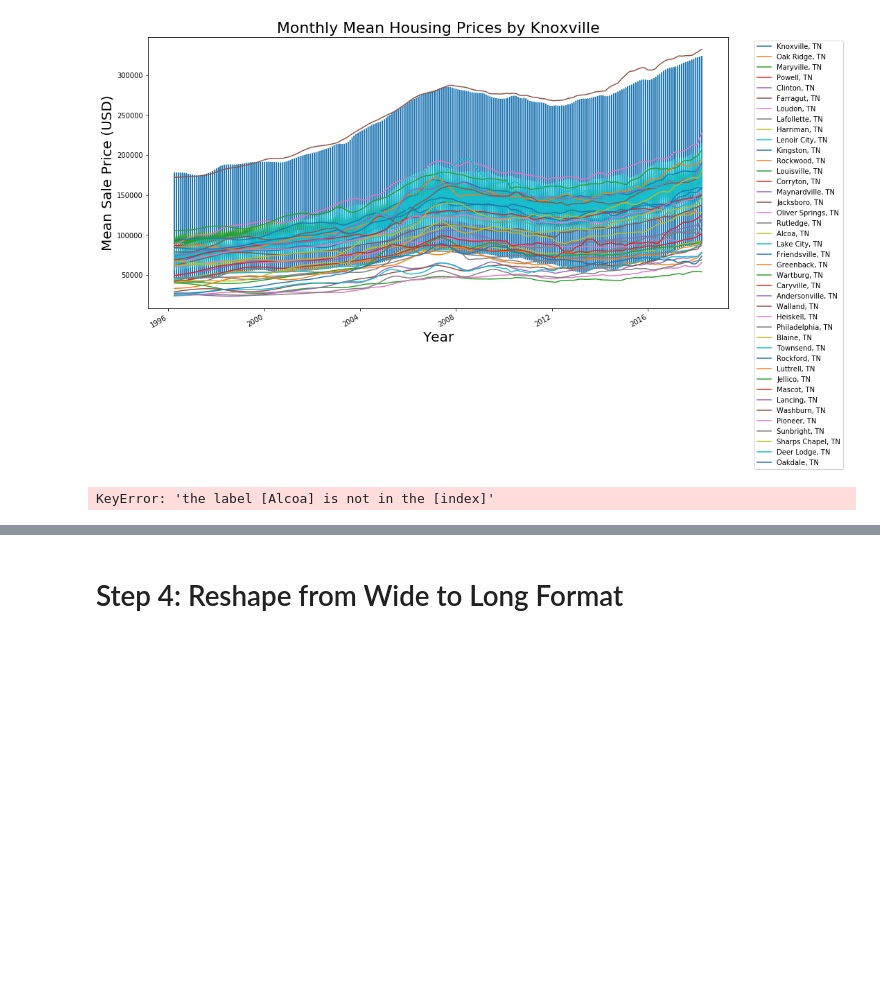
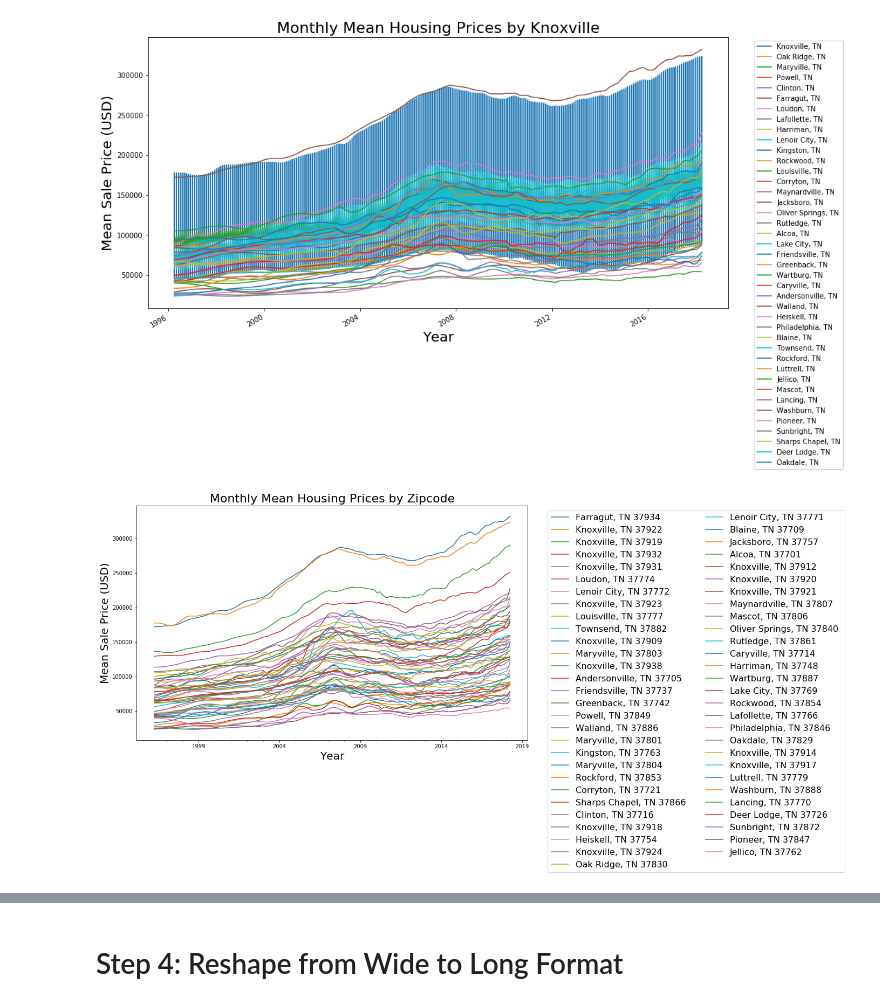
Before and after one commit to menach123/Time-Series-Modeling-with-Sales-Price-Data-from-Zillow, a Jupyter notebook: mod_4_starter_notebook.ipynb, the cells around one changed output, grey strips where cells are left out. Cells and saved outputs as stored; diff of their text form; code cells hidden in the pictures; blank space fills up the shorter version.

```diff
--- a/mod_4_starter_notebook.ipynb
+++ b/mod_4_starter_notebook.ipynb
@@ -264,16 +425,14 @@ plt.title(f"Monthly Mean Housing Prices by {temp_df.Metro[0]}", fontsize=22);
 # %% [output]
 [figure]
 # %%
-count= 0
-for city in data.sort_values('City').City.unique():
+zips = data.groupby('RegionName')['Value'].median().sort_values(ascending=False).index
 
-    for zip in data.loc[city].RegionName.unique():
-        temp_df = data[data.RegionName == zip]
-        temp_df['Value'].plot(figsize=(15,8), label=f"{temp_df.City[0]}, {temp_df.State[0]} {zip}")
-plt.legend(bbox_to_anchor=(1.04,1), loc="upper left", ncol=2)
+for zipcode in zips:
+    temp_df = data[data.RegionName == zipcode]
+    temp_df['Value'].plot(figsize=(13,8), label=f"{temp_df.City[0]}, {temp_df.State[0]} {zipcode} ")
+plt.legend(bbox_to_anchor=(1.04,1), loc="upper left", ncol=2, fontsize=16)
 plt.xlabel("Year", fontsize=20)
 plt.ylabel("Mean Sale Price (USD)", fontsize=20)
-
-plt.title(f"Monthly Mean Housing Prices by {temp_df.Metro[0]}", fontsize=22);
+plt.title("Monthly Mean Housing Prices by Zipcode", fontsize=22);
 # %% [output]
-KeyError: 'the label [Alcoa] is not in the [index]'
+[figure, added]
```
Also changed, not shown: parts of 30 cells of this notebook, 11 other files.
